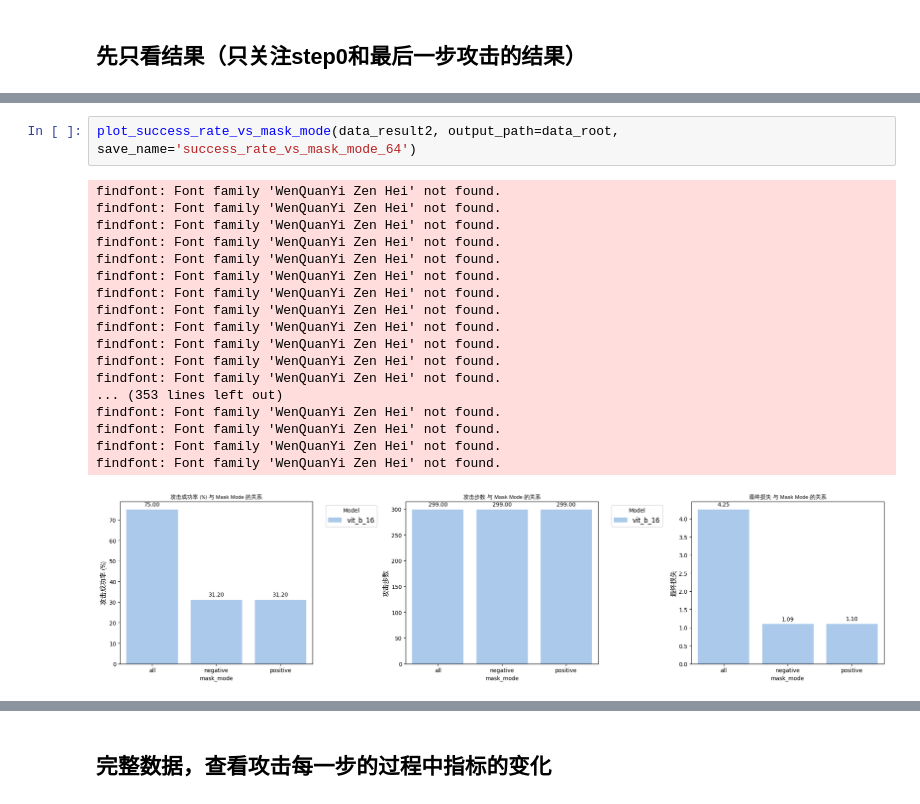
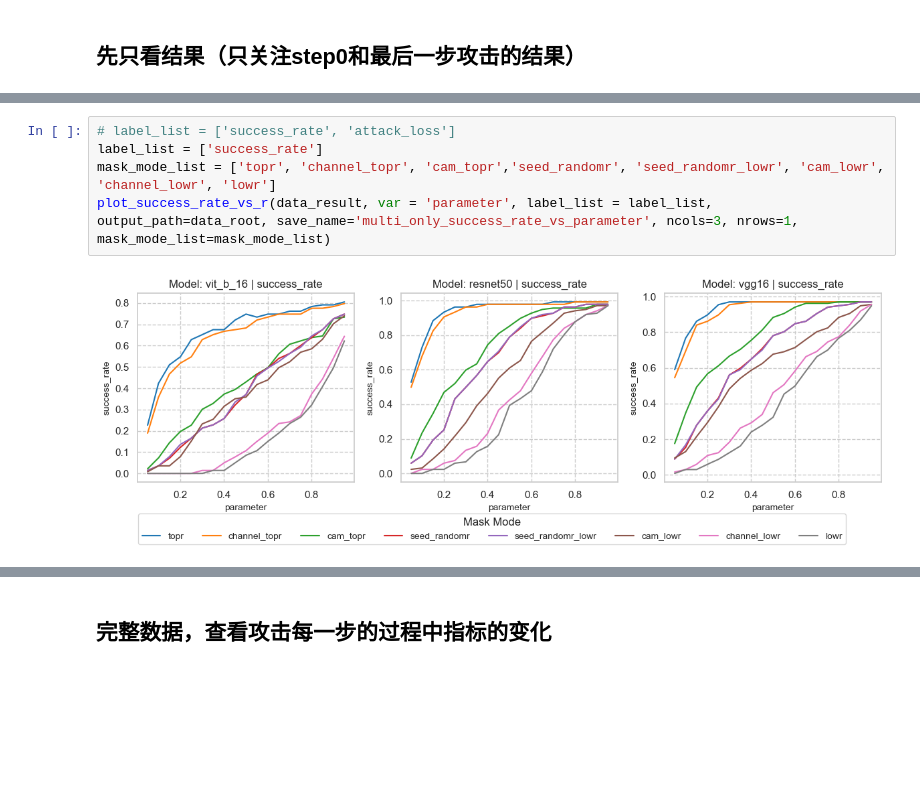
Before and after one commit to zhaobenyan51129/robustness_with_visualization, a Jupyter notebook: data_analysis_multi_step.ipynb, the cells around one changed output, grey strips where cells are left out. Drawn from its saved outputs; the diff is of its cells as text; blank space fills up the shorter version.

```diff
--- a/data_analysis_multi_step.ipynb
+++ b/data_analysis_multi_step.ipynb
@@ -257,22 +137,8 @@ findfont: Font family 'WenQuanYi Zen Hei' not found.
-# %%
-plot_success_rate_vs_mask_mode(data_result2, output_path=data_root, save_name='success_rate_vs_mask_mode_64')
-# %% [output]
-findfont: Font family 'WenQuanYi Zen Hei' not found.
-findfont: Font family 'WenQuanYi Zen Hei' not found.
-findfont: Font family 'WenQuanYi Zen Hei' not found.
-findfont: Font family 'WenQuanYi Zen Hei' not found.
-findfont: Font family 'WenQuanYi Zen Hei' not found.
-findfont: Font family 'WenQuanYi Zen Hei' not found.
-findfont: Font family 'WenQuanYi Zen Hei' not found.
-findfont: Font family 'WenQuanYi Zen Hei' not found.
-findfont: Font family 'WenQuanYi Zen Hei' not found.
-findfont: Font family 'WenQuanYi Zen Hei' not found.
-findfont: Font family 'WenQuanYi Zen Hei' not found.
-findfont: Font family 'WenQuanYi Zen Hei' not found.
-... (353 lines left out)
-findfont: Font family 'WenQuanYi Zen Hei' not found.
-findfont: Font family 'WenQuanYi Zen Hei' not found.
-findfont: Font family 'WenQuanYi Zen Hei' not found.
-findfont: Font family 'WenQuanYi Zen Hei' not found.
-[figure, removed]
+# %%
+# label_list = ['success_rate', 'attack_loss']
+label_list = ['success_rate']
+mask_mode_list = ['topr', 'channel_topr', 'cam_topr','seed_randomr', 'seed_randomr_lowr', 'cam_lowr', 'channel_lowr', 'lowr']
+plot_success_rate_vs_r(data_result, var = 'parameter', label_list = label_list, output_path=data_root, save_name='multi_only_success_rate_vs_parameter', ncols=3, nrows=1, mask_mode_list=mask_mode_list)
+# %% [output]
+[figure, added]
 # %%
```
Also changed, not shown: parts of 39 cells of this notebook, 4 other files.
